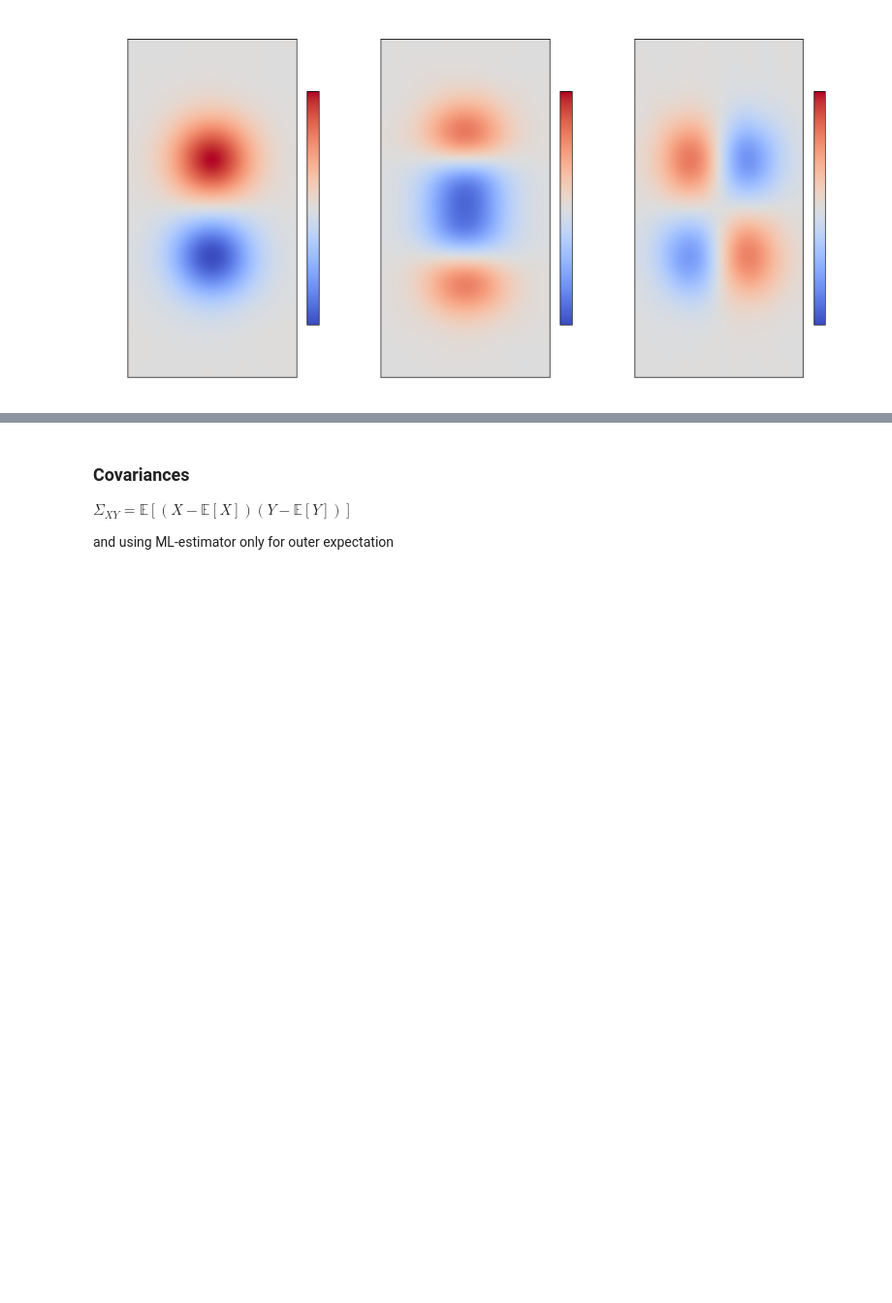
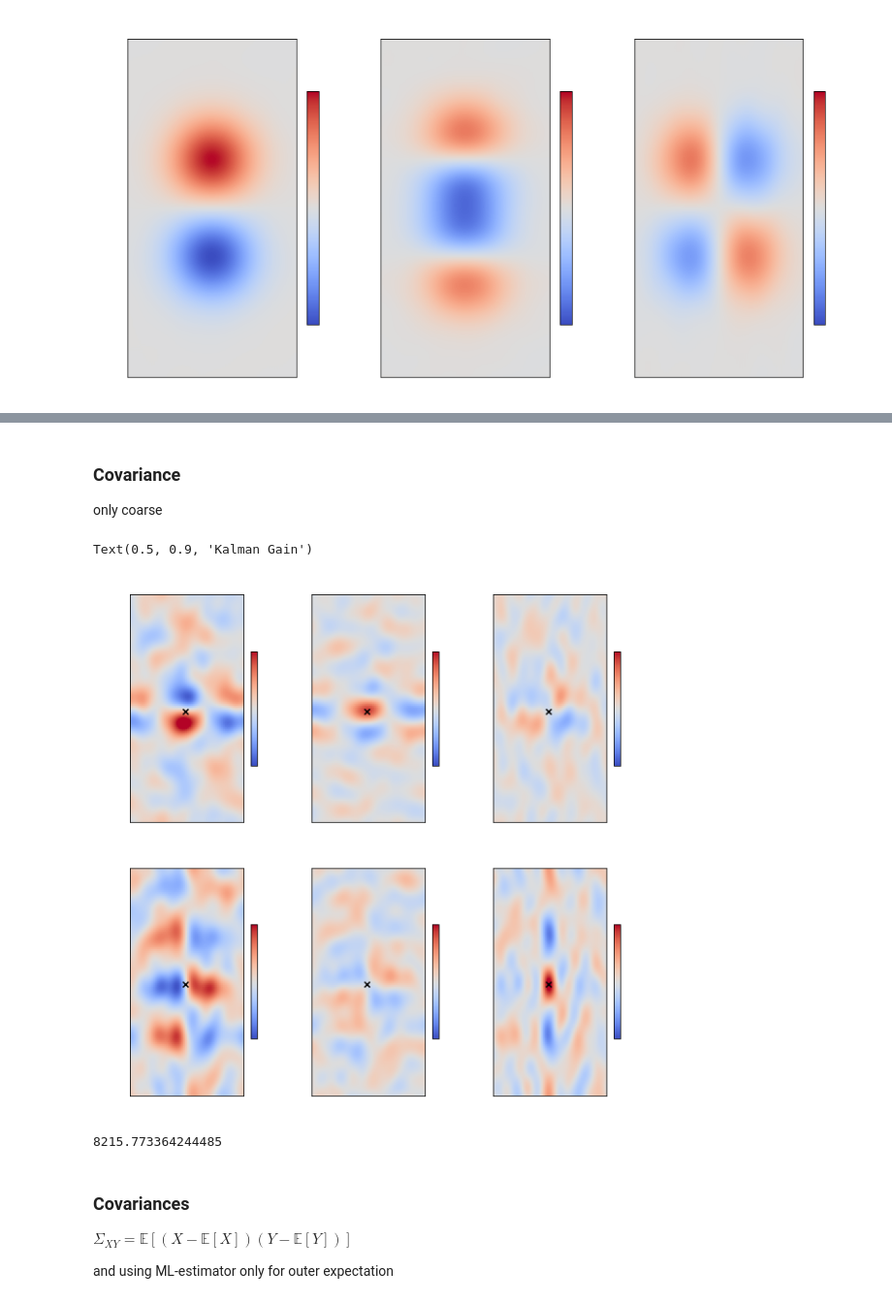
Before and after one commit to sintefmath/multilevelDA, a Jupyter notebook: notebooks/Basin-CovXY.ipynb, the cells around one changed output, grey strips where cells are left out. Shown at 97% size. Cells and saved outputs as stored; diff of their text form; code cells hidden in the pictures; blank space fills up the shorter version.

```diff
--- a/notebooks/Basin-CovXY.ipynb
+++ b/notebooks/Basin-CovXY.ipynb
@@ -187,0 +188,4 @@ array([-86.99737696,  -1.08755198])
+# %% [markdown]
+### Covariance
+
+only coarse
@@ -188,3 +205,27 @@ array([-86.99737696,  -1.08755198])
+# %%
+ML_XY_field = ML_XY.reshape(ML_state[-1][0].shape[:-1] + (obs_varN,))
+
+fig, axs = plt.subplots(obs_varN,3, figsize=(10,5*obs_varN))
+for i in range(obs_var.start, obs_var.stop):
+    for j in range(3):
+
+        if obs_varN == 1:
+            ax = axs[j]
+        elif obs_varN > 1:
+            ax = axs[i-obs_var.start,j]
+
+        im = ax.imshow(ML_XY_field[j,:,:,i-obs_var.start], vmin=-vlims[j][i],vmax=vlims[j][i], cmap="coolwarm")
+        ax.scatter(Hx, Hy, marker="x", c="black")
+        plt.colorbar(im, ax=ax, shrink=0.5)
+
+fig.suptitle("Kalman Gain", y=0.9)
+# %% [output]
+Text(0.5, 0.9, 'Kalman Gain')
+[figure, added]
+# %%
+np.sqrt(np.sum((ML_XY_field - SL_XY)**2))
+# %% [output]
+8215.773364244485
 # %% [markdown]
 ### Covariances
 
```
Also changed, not shown: parts of 16 cells of this notebook.
